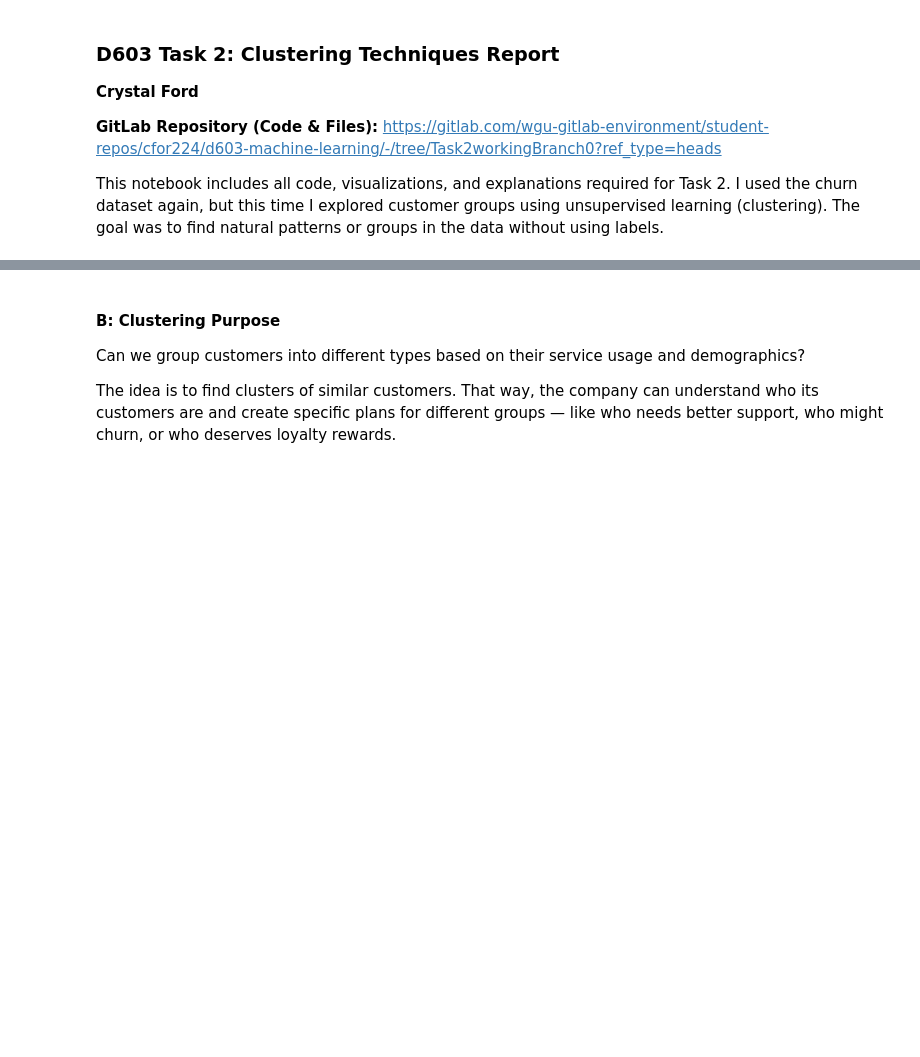
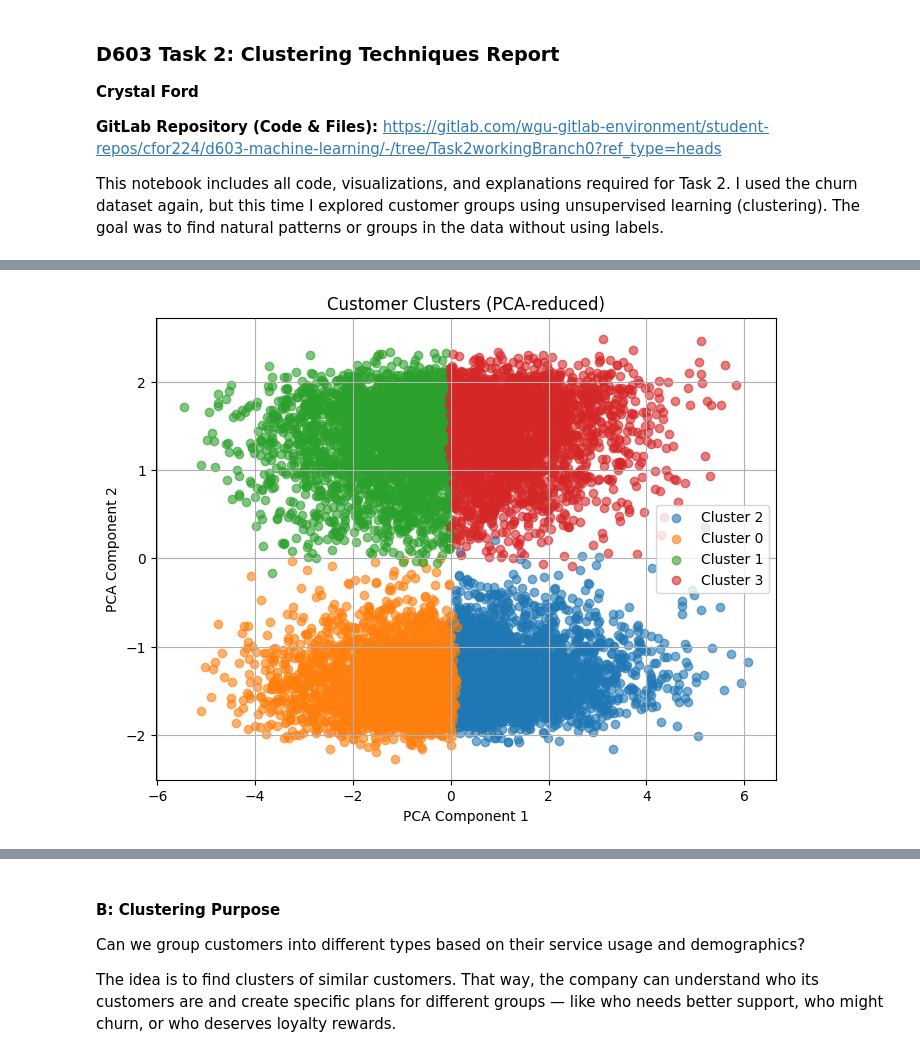
Before and after one commit to crystalmford/WGU_MSDA_projects, a Jupyter notebook: d603_task2_final_cfor224.ipynb, the cells around one changed output, grey strips where cells are left out. Cells and saved outputs as stored; diff of their text form; code cells hidden in the pictures; blank space fills up the shorter version.

```diff
--- a/d603_task2_final_cfor224.ipynb
+++ b/d603_task2_final_cfor224.ipynb
@@ -8,0 +39,9 @@ This notebook includes all code, visualizations, and explanations required for T
+# %%
+import pandas as pd
+
+# Load the dataset
+df = pd.read_csv('churn_cleaned.csv')  # update name if different
+
+# Preview structure
+df.info()
+df.head()
@@ -8,0 +144,25 @@ This notebook includes all code, visualizations, and explanations required for T
+# %%
+from sklearn.decomposition import PCA
+
+# Reduce to 2 principal components for visualization
+pca = PCA(n_components=2)
+pca_components = pca.fit_transform(scaled_df.drop('Cluster', axis=1))
+
+# Create a new DataFrame for plotting
+pca_df = pd.DataFrame(data=pca_components, columns=['PCA1', 'PCA2'])
+pca_df['Cluster'] = scaled_df['Cluster']
+
+# Plot
+plt.figure(figsize=(8, 6))
+for cluster in pca_df['Cluster'].unique():
+    cluster_data = pca_df[pca_df['Cluster'] == cluster]
+    plt.scatter(cluster_data['PCA1'], cluster_data['PCA2'], label=f'Cluster {cluster}', alpha=0.6)
+
+plt.title('Customer Clusters (PCA-reduced)')
+plt.xlabel('PCA Component 1')
+plt.ylabel('PCA Component 2')
+plt.legend()
+plt.grid(True)
+plt.show()
+# %% [output]
+[figure, added]
```
Also changed, not shown: parts of 22 cells of this notebook, 2 other files.
